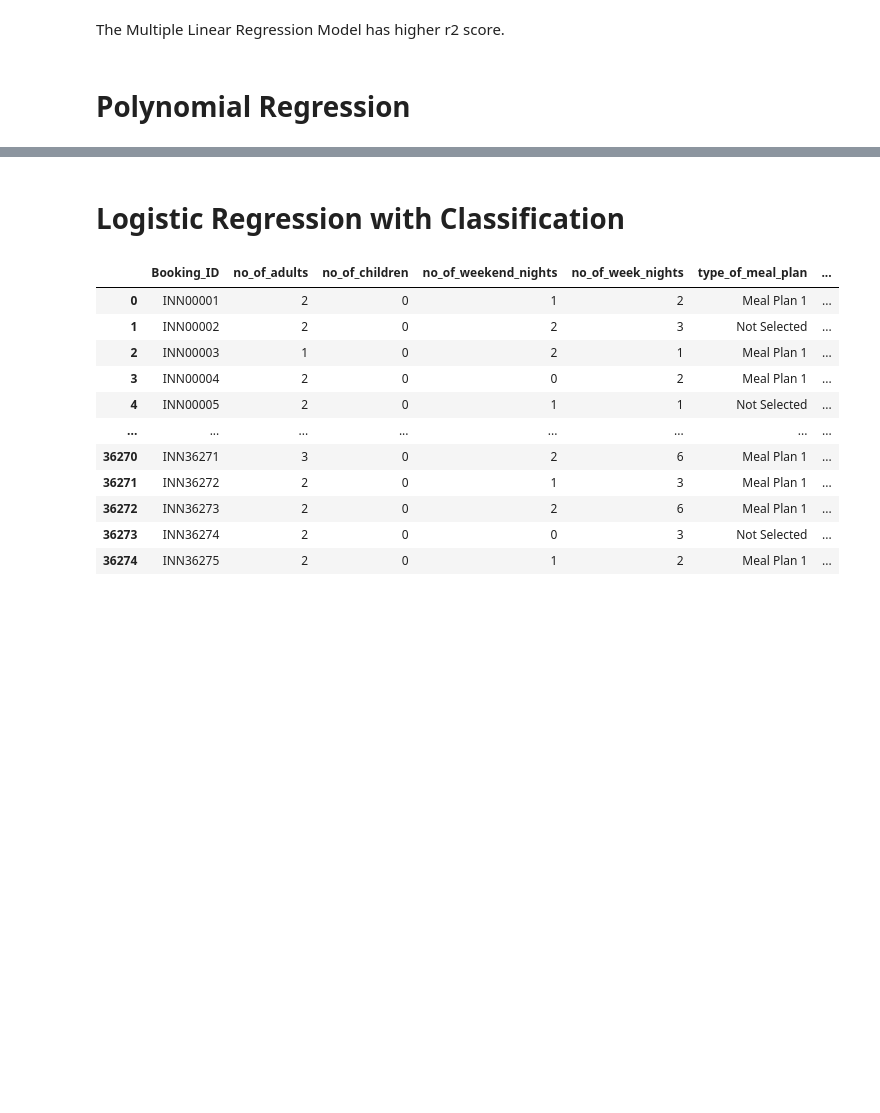
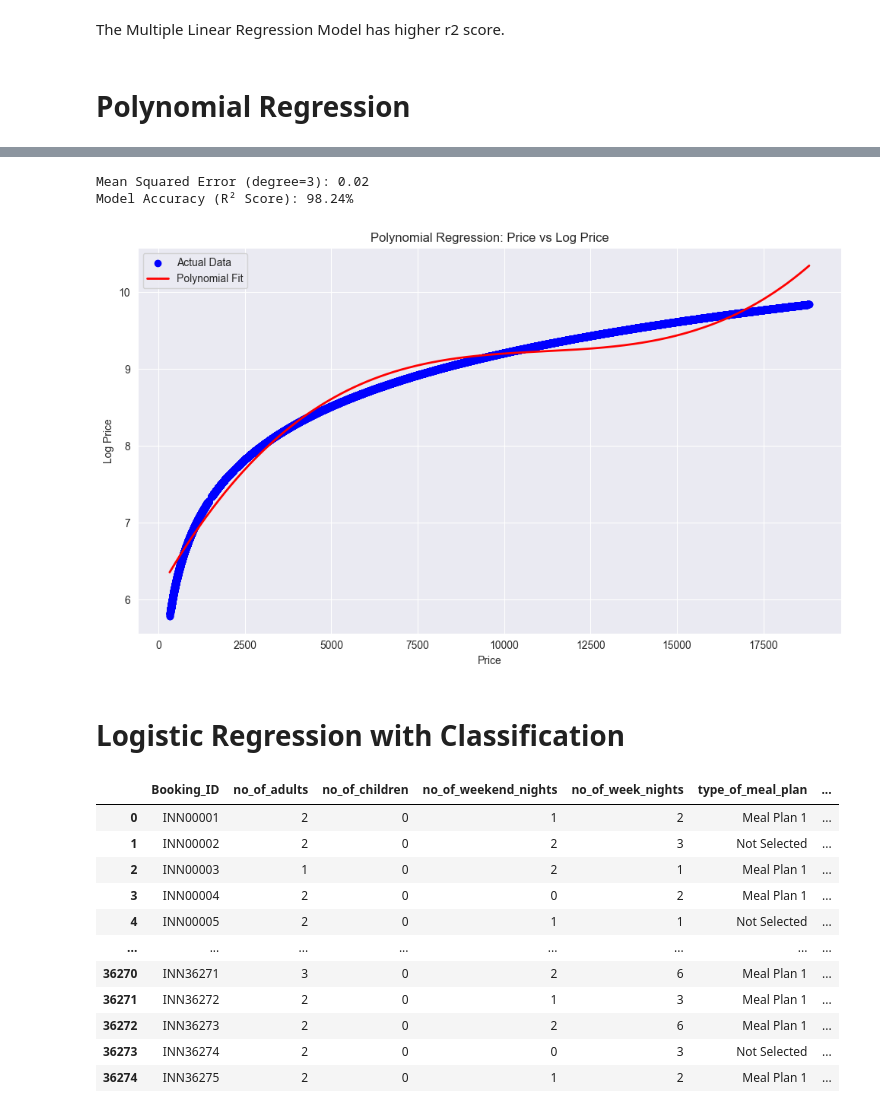
Before and after one commit to mohamed8905/Regression-Models, a Jupyter notebook: ML_Ass.ipynb, the cells around one changed output, grey strips where cells are left out. Drawn from its saved outputs; the diff is of its cells as text; code cells hidden in the pictures; blank space fills up the shorter version.

```diff
--- a/ML_Ass.ipynb
+++ b/ML_Ass.ipynb
@@ -206,3 +230,42 @@ The Multiple Linear Regression Model has higher r2 score.
+# %%
+# Feature matrix and target
+X = Poly_reg["price"].values.reshape(-1, 1)
+y = Poly_reg["log_price"].values
+
+# Polynomial Regression
+degree = 3
+poly = PolynomialFeatures(degree=degree)
+X_poly = poly.fit_transform(X)
+# %%
+model = LinearRegression()
+model.fit(X_poly, y)
+y_pred = model.predict(X_poly)
+
+# Evaluation
+mse3 = mean_squared_error(y, y_pred)
+r2_3 = r2_score(y, y_pred)
+accuracy_percent = r2_3 * 100
+
+print(f"Mean Squared Error (degree={degree}): {mse3:.2f}")
+print(f"Model Accuracy (R² Score): {accuracy_percent:.2f}%")
+# %% [output]
+Mean Squared Error (degree=3): 0.02
+Model Accuracy (R² Score): 98.24%
+# %%
+# Plotting
+plt.figure(figsize=(10, 6))
+plt.scatter(X, y, color='blue', label='Actual Data')
+sorted_idx = np.argsort(X.flatten())
+plt.plot(X[sorted_idx], y_pred[sorted_idx], color='red', linewidth=2, label='Polynomial Fit')
+plt.title("Polynomial Regression: Price vs Log Price")
+plt.xlabel("Price")
+plt.ylabel("Log Price")
+plt.legend()
+plt.grid(True)
+plt.tight_layout()
+plt.show()
+# %% [output]
+[figure, added]
 # %% [markdown]
 # Logistic Regression with Classification
 # %%
```
Also changed, not shown: parts of 29 cells of this notebook.
